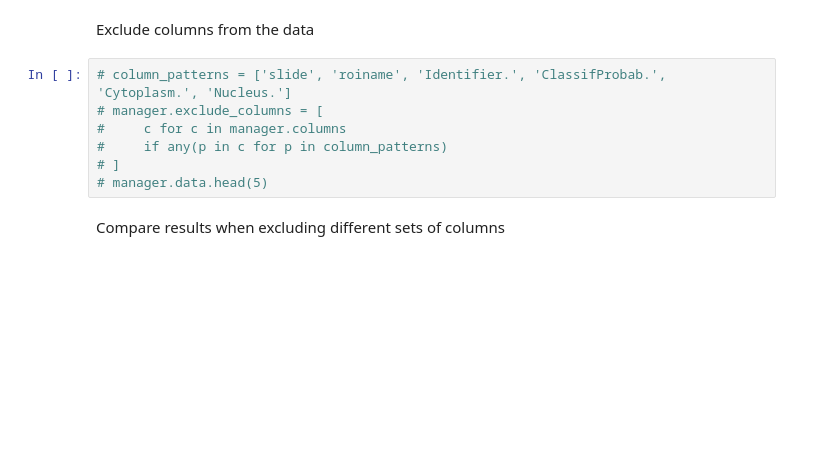
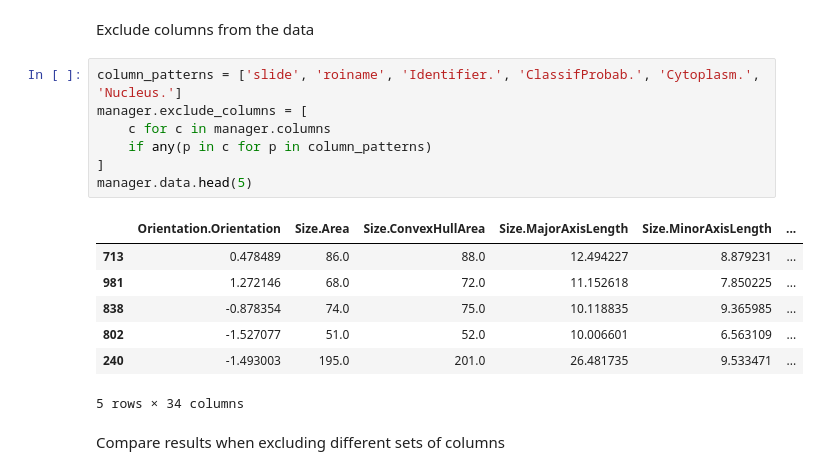
Before and after one commit to atlascope/phase-2-experiments, a Jupyter notebook: jupyter/umap_comparisons.ipynb, the cells around one changed output. Cells and saved outputs as stored; diff of their text form; blank space fills up the shorter version.

```diff
--- a/jupyter/umap_comparisons.ipynb
+++ b/jupyter/umap_comparisons.ipynb
@@ -81,12 +123,20 @@ Compare results for different values for the ``n_neighbors`` argument
 # %% [markdown]
 Exclude columns from the data
 # %%
-# column_patterns = ['slide', 'roiname', 'Identifier.', 'ClassifProbab.', 'Cytoplasm.', 'Nucleus.']
-# manager.exclude_columns = [
-#     c for c in manager.columns
-#     if any(p in c for p in column_patterns)
-# ]
-# manager.data.head(5)
+column_patterns = ['slide', 'roiname', 'Identifier.', 'ClassifProbab.', 'Cytoplasm.', 'Nucleus.']
+manager.exclude_columns = [
+    c for c in manager.columns
+    if any(p in c for p in column_patterns)
+]
+manager.data.head(5)
+# %% [output]
+|  | Orientation.Orientation | Size.Area | Size.ConvexHullArea | Size.MajorAxisLength | Size.MinorAxisLength | ... |
+| 713 | 0.478489 | 86.0 | 88.0 | 12.494227 | 8.879231 | ... |
+| 981 | 1.272146 | 68.0 | 72.0 | 11.152618 | 7.850225 | ... |
+| 838 | -0.878354 | 74.0 | 75.0 | 10.118835 | 9.365985 | ... |
+| 802 | -1.527077 | 51.0 | 52.0 | 10.006601 | 6.563109 | ... |
+| 240 | -1.493003 | 195.0 | 201.0 | 26.481735 | 9.533471 | ... |
+5 rows × 34 columns
 # %% [markdown]
 Compare results when excluding different sets of columns
 # %%
```
Also changed, not shown: parts of 8 cells of this notebook, 1 other file.
